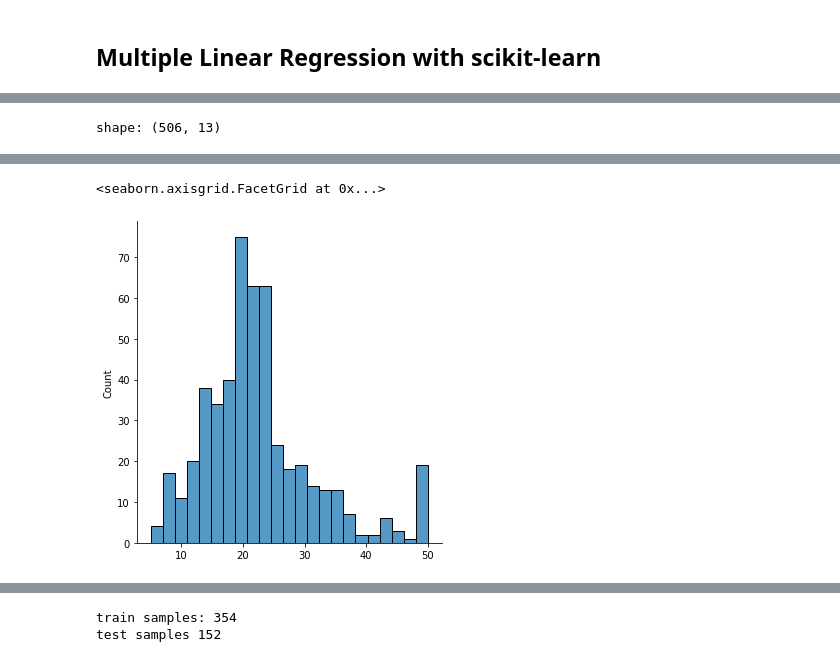
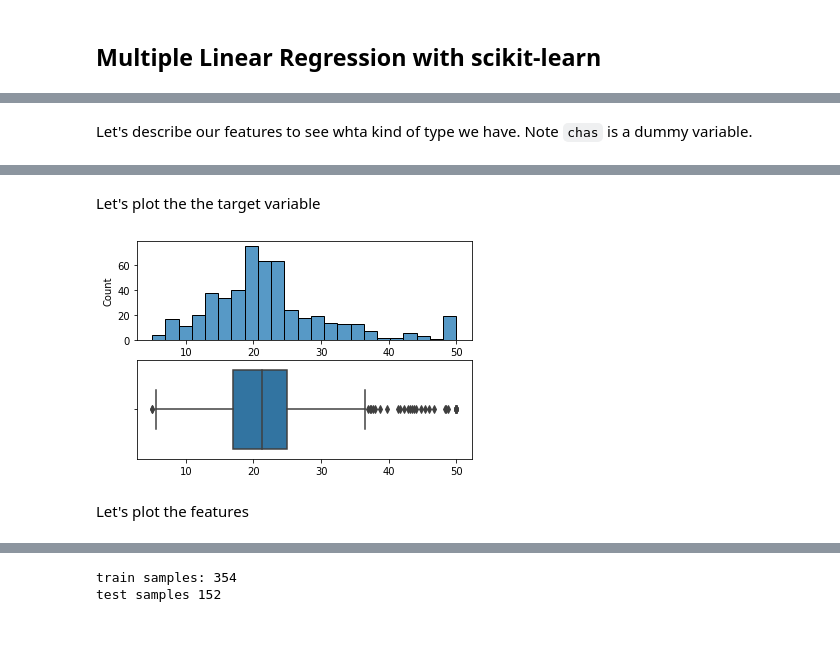
Before and after one commit to rueedlinger/machine-learning-snippets, a Jupyter notebook: notebooks/supervised/linear_regression/multiple_linear_regression_sklearn.ipynb, the cells around one changed output, grey strips where cells are left out. Saved outputs shown, nothing was run; the diff lists cells and outputs as text; code cells hidden in the pictures; blank space fills up the shorter version.

```diff
--- a/notebooks/supervised/linear_regression/multiple_linear_regression_sklearn.ipynb
+++ b/notebooks/supervised/linear_regression/multiple_linear_regression_sklearn.ipynb
@@ -16,9 +35,7 @@ boston = datasets.load_boston()
 X = pd.DataFrame(boston.data, columns=boston.feature_names)
 y = boston.target
-# %%
-print('shape:', X.shape)
-# %% [output]
-shape: (506, 13)
+# %% [markdown]
+Let's describe our features to see whta kind of type we have. Note `chas` is a dummy variable.
 # %%
 X.describe()
 # %% [output]
@@ -31,11 +48,16 @@ X.describe()
 | 50% | 0.256510 | 0.000000 | 9.690000 | 0.000000 | 0.538000 | 6.208500 | 77.500000 | 3.207450 | 5.000000 | 330.000000 | 19.050000 | ... |
 | 75% | 3.677083 | 12.500000 | 18.100000 | 0.000000 | 0.624000 | 6.623500 | 94.075000 | 5.188425 | 24.000000 | 666.000000 | 20.200000 | ... |
 | max | 88.976200 | 100.000000 | 27.740000 | 1.000000 | 0.871000 | 8.780000 | 100.000000 | 12.126500 | 24.000000 | 711.000000 | 22.000000 | ... |
-# %%
-sns.displot(y)
-# %% [output]
-<seaborn.axisgrid.FacetGrid at 0x...>
-[figure, removed]
+# %% [markdown]
+Let's plot the the target variable
+# %%
+fig, axs = plt.subplots(nrows=2)
+_ = sns.histplot(x=y, ax=axs[0])
+_ = sns.boxplot(x=y, ax=axs[1])
+# %% [output]
+[figure, added]
+# %% [markdown]
+Let's plot the features
 # %%
 sns.pairplot(X);
 # %% [output]
```
Also changed, not shown: parts of 24 cells of this notebook, 1 other file.
